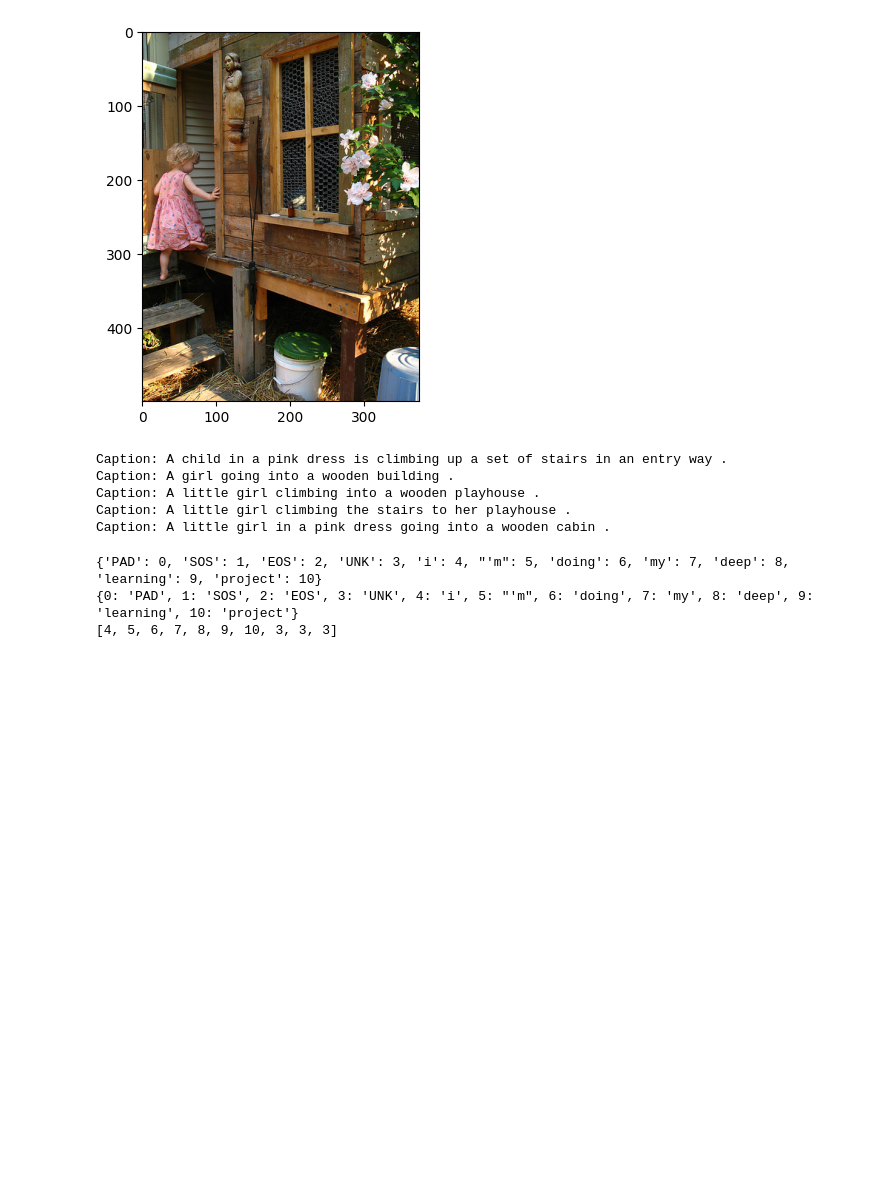
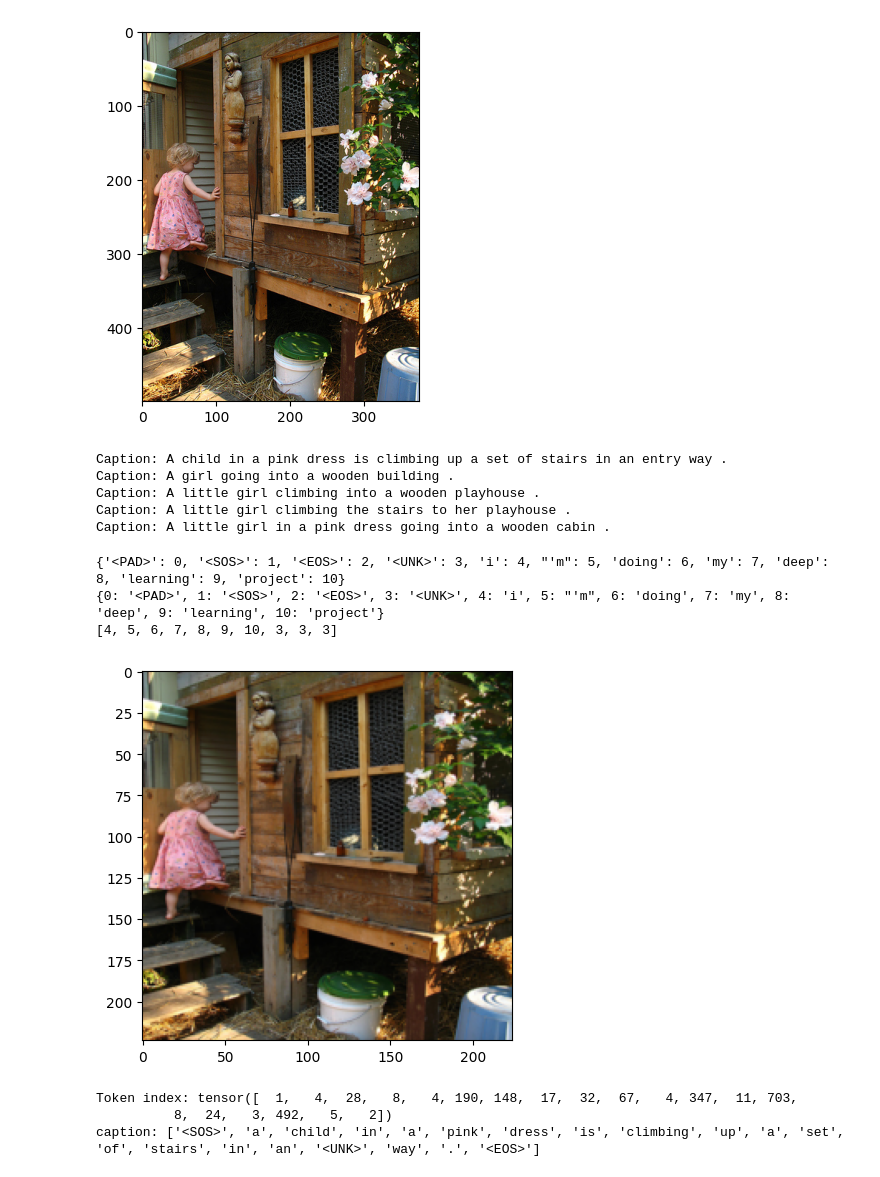
Before and after one commit to DCC-UAB/dlnn-project_ia-group_2, a Jupyter notebook: utils/Loading_data.ipynb, the cells around one changed output. Cells and saved outputs as stored; diff of their text form; code cells hidden in the pictures; blank space fills up the shorter version.

Commit message:
Dataset and Vocab creation

```diff
--- a/utils/Loading_data.ipynb
+++ b/utils/Loading_data.ipynb
@@ -67,7 +72,7 @@ Caption: A little girl in a pink dress going into a wooden cabin .
 class Vocabulary():
     def __init__(self, threshold):
         # Defining some needed tokens
-        self.itos = {0:"PAD", 1:"SOS", 2:"EOS", 3:"UNK"}
+        self.itos = {0:"<PAD>", 1:"<SOS>", 2:"<EOS>", 3:"<UNK>"}
 
         # Reversed dictionary itos
         self.stoi = {v:k for k,v in self.itos.items()}
@@ -79,7 +84,7 @@ class Vocabulary():
     def tokenize_and_low(self, text):
         return [token.lower() for token in word_tokenize(text)]
 
-    def vocab(self, captions_list):
+    def build_vocab(self, captions_list):
         freq = Counter()
         idx = 4 # In itos and stoi the next index is 4
 
@@ -96,18 +101,18 @@ class Vocabulary():
 
     def __getindex__(self, text):
         tokenized_text = self.tokenize_and_low(text)
-        return [self.stoi[token] if token in self.stoi else self.stoi["UNK"] for token in tokenized_text]
+        return [self.stoi[token] if token in self.stoi else self.stoi["<UNK>"] for token in tokenized_text]
 # %%
 # Let's test the class
 
 # Define a threshold
 vocab_test = Vocabulary(threshold = 1)
 
-vocab_test.vocab(["I'm doing my deep learning project"])
+vocab_test.build_vocab(["I'm doing my deep learning project"])
 print(vocab_test.stoi)
 print(vocab_test.itos)
 print(vocab_test.__getindex__("I'm doing my deep learning project about image captioning"))
 # %% [output]
-{'PAD': 0, 'SOS': 1, 'EOS': 2, 'UNK': 3, 'i': 4, "'m": 5, 'doing': 6, 'my': 7, 'deep': 8, 'learning': 9, 'project': 10}
-{0: 'PAD', 1: 'SOS', 2: 'EOS', 3: 'UNK', 4: 'i', 5: "'m", 6: 'doing', 7: 'my', 8: 'deep', 9: 'learning', 10: 'project'}
+{'<PAD>': 0, '<SOS>': 1, '<EOS>': 2, '<UNK>': 3, 'i': 4, "'m": 5, 'doing': 6, 'my': 7, 'deep': 8, 'learning': 9, 'project': 10}
+{0: '<PAD>', 1: '<SOS>', 2: '<EOS>', 3: '<UNK>', 4: 'i', 5: "'m", 6: 'doing', 7: 'my', 8: 'deep', 9: 'learning', 10: 'project'}
 [4, 5, 6, 7, 8, 9, 10, 3, 3, 3]
@@ -114,3 +151,35 @@ print(vocab_test.__getindex__("I'm doing my deep learning project about image ca
+# %%
+#defing the transform to be applied
+transforms = T.Compose([
+    T.Resize((224,224)),
+    T.ToTensor()
+])
+# %%
+# testing the dataset
+dataset = BuildDataset(
+        dir =images_path,
+        captions = captions_path,
+        transform = transforms
+)
+# %%
+def show_image(tensor, title=None):
+    """Imshow for Tensor"""
+    tensor = tensor.numpy().transpose((1,2,0))
+    plt.imshow(tensor)
+    if title is not None:
+        plt.title(title)
+    plt.pause(0.001)
+# %%
+img, caps = dataset[0]
+
+show_image(img)
+print("Token index:", caps)
+print("caption:", [dataset.vocab.itos[token] for token in caps.tolist()])
+# %% [output]
+[figure, added]
+Token index: tensor([  1,   4,  28,   8,   4, 190, 148,  17,  32,  67,   4, 347,  11, 703,
+          8,  24,   3, 492,   5,   2])
+caption: ['<SOS>', 'a', 'child', 'in', 'a', 'pink', 'dress', 'is', 'climbing', 'up', 'a', 'set', 'of', 'stairs', 'in', 'an', '<UNK>', 'way', '.', '<EOS>']
 # %%
 # Opening images
 list_images_path = os.listdir(images_path)
```
Also changed, not shown: parts of 3 cells of this notebook.
